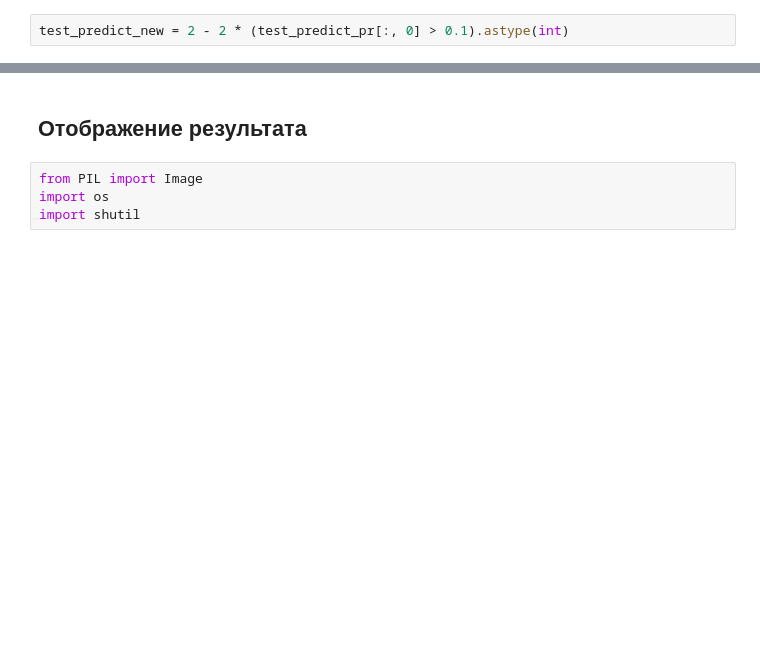
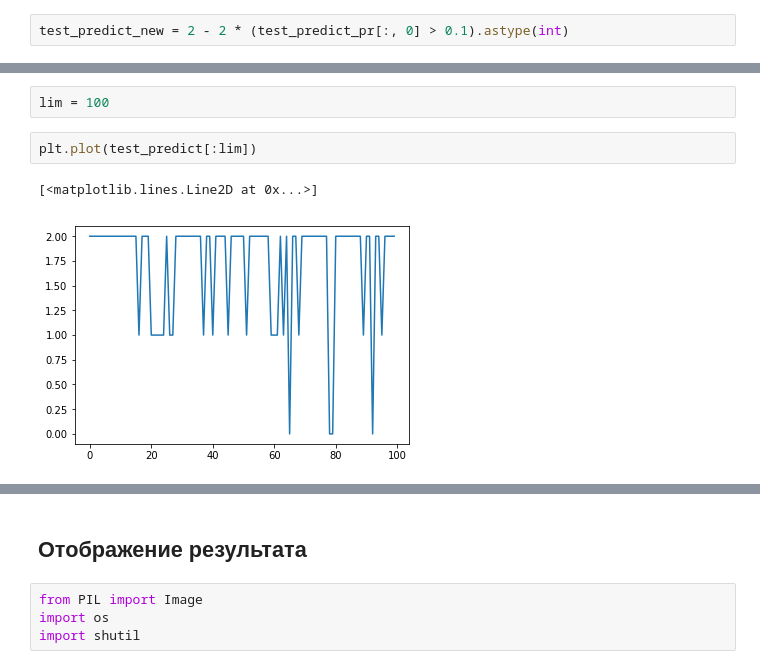
Before and after one commit to EvgenyKashin/SpeechRectification, a Jupyter notebook: notebooks/CnnOnIntervals.ipynb, the cells around one changed output, grey strips where cells are left out. Cells and saved outputs as stored; diff of their text form; blank space fills up the shorter version.

```diff
--- a/notebooks/CnnOnIntervals.ipynb
+++ b/notebooks/CnnOnIntervals.ipynb
@@ -777,0 +791,7 @@ plt.legend()
+# %%
+lim = 100
+# %%
+plt.plot(test_predict[:lim])
+# %% [output]
+[<matplotlib.lines.Line2D at 0x...>]
+[figure, added]
```
Also changed, not shown: parts of 60 cells of this notebook.
